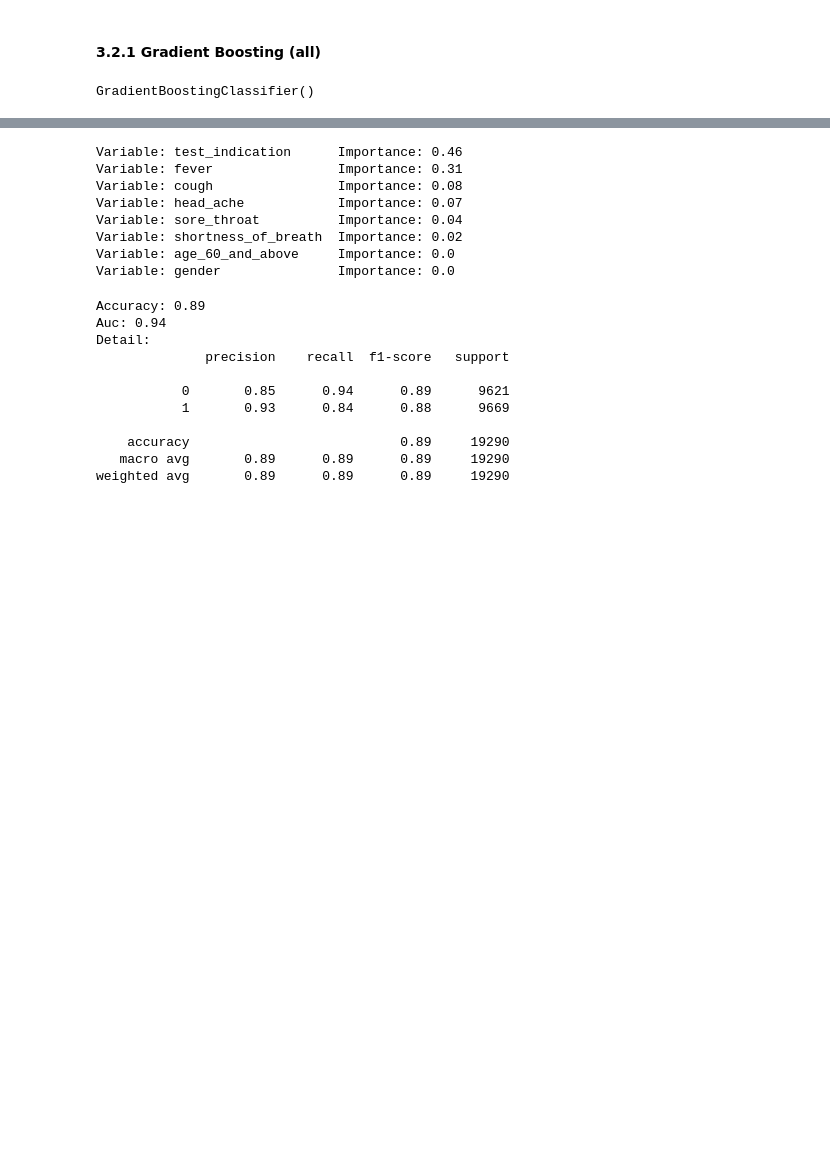
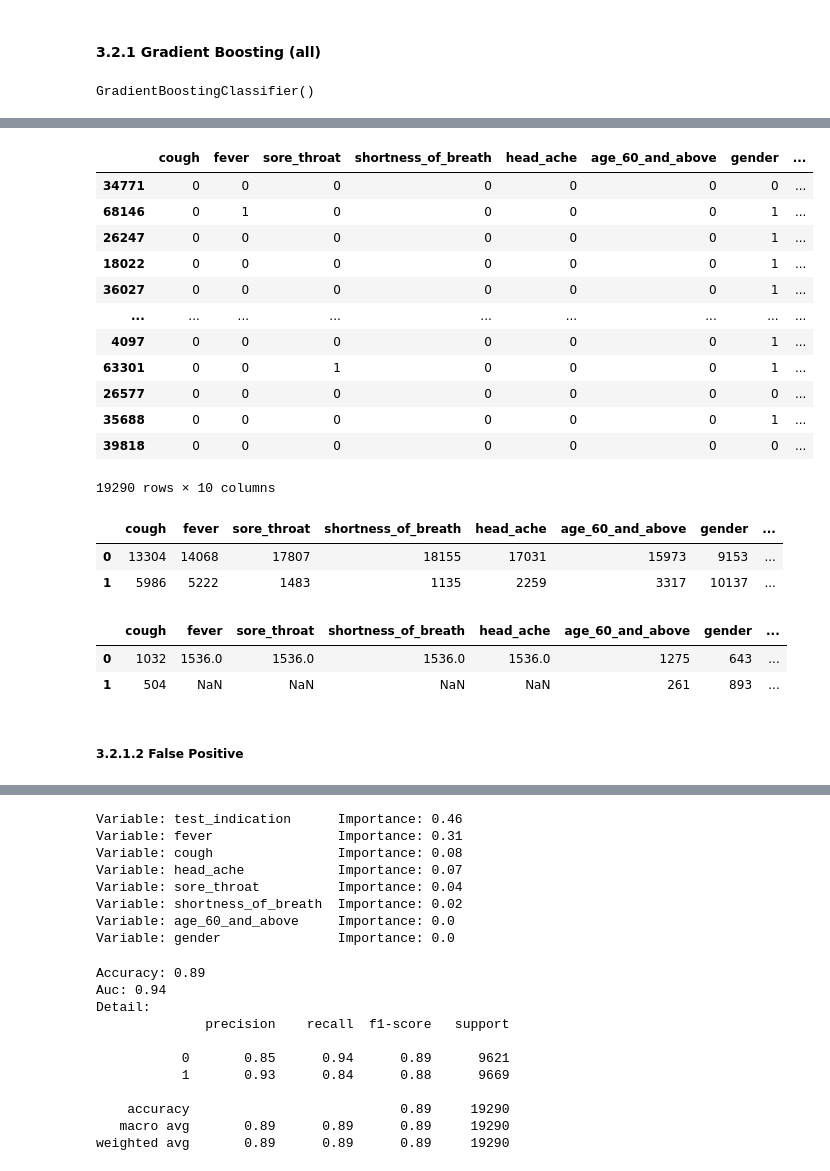
Before and after one commit to oraclekaia/dm, a Jupyter notebook: project1.ipynb, the cells around one changed output, grey strips where cells are left out. Drawn from its saved outputs; the diff is of its cells as text; code cells hidden in the pictures; blank space fills up the shorter version.

```diff
--- a/project1.ipynb
+++ b/project1.ipynb
@@ -615,0 +676,23 @@ predicted_prob_all = gb_all.predict_proba(X_test_all)
+# %%
+result_all["gb_all"]=predicted_all
+result_all
+# %% [output]
+|  | cough | fever | sore_throat | shortness_of_breath | head_ache | age_60_and_above | gender | ... |
+| 34771 | 0 | 0 | 0 | 0 | 0 | 0 | 0 | ... |
+| 68146 | 0 | 1 | 0 | 0 | 0 | 0 | 1 | ... |
+| 26247 | 0 | 0 | 0 | 0 | 0 | 0 | 1 | ... |
+| 18022 | 0 | 0 | 0 | 0 | 0 | 0 | 1 | ... |
+| 36027 | 0 | 0 | 0 | 0 | 0 | 0 | 1 | ... |
+| ... | ... | ... | ... | ... | ... | ... | ... | ... |
+| 4097 | 0 | 0 | 0 | 0 | 0 | 0 | 1 | ... |
+| 63301 | 0 | 0 | 1 | 0 | 0 | 0 | 1 | ... |
+| 26577 | 0 | 0 | 0 | 0 | 0 | 0 | 0 | ... |
+| 35688 | 0 | 0 | 0 | 0 | 0 | 0 | 1 | ... |
+| 39818 | 0 | 0 | 0 | 0 | 0 | 0 | 0 | ... |
+19290 rows × 10 columns
+# %%
+result_all.apply(pd.Series.value_counts)
+# %% [output]
+|  | cough | fever | sore_throat | shortness_of_breath | head_ache | age_60_and_above | gender | ... |
+| 0 | 13304 | 14068 | 17807 | 18155 | 17031 | 15973 | 9153 | ... |
+| 1 | 5986 | 5222 | 1483 | 1135 | 2259 | 3317 | 10137 | ... |
@@ -615,0 +701,8 @@ predicted_prob_all = gb_all.predict_proba(X_test_all)
+# %%
+gb_all_fn.apply(pd.Series.value_counts)
+# %% [output]
+|  | cough | fever | sore_throat | shortness_of_breath | head_ache | age_60_and_above | gender | ... |
+| 0 | 1032 | 1536.0 | 1536.0 | 1536.0 | 1536.0 | 1275 | 643 | ... |
+| 1 | 504 | NaN | NaN | NaN | NaN | 261 | 893 | ... |
+# %% [markdown]
+##### 3.2.1.2 False Positive
```
Also changed, not shown: parts of 56 cells of this notebook.
